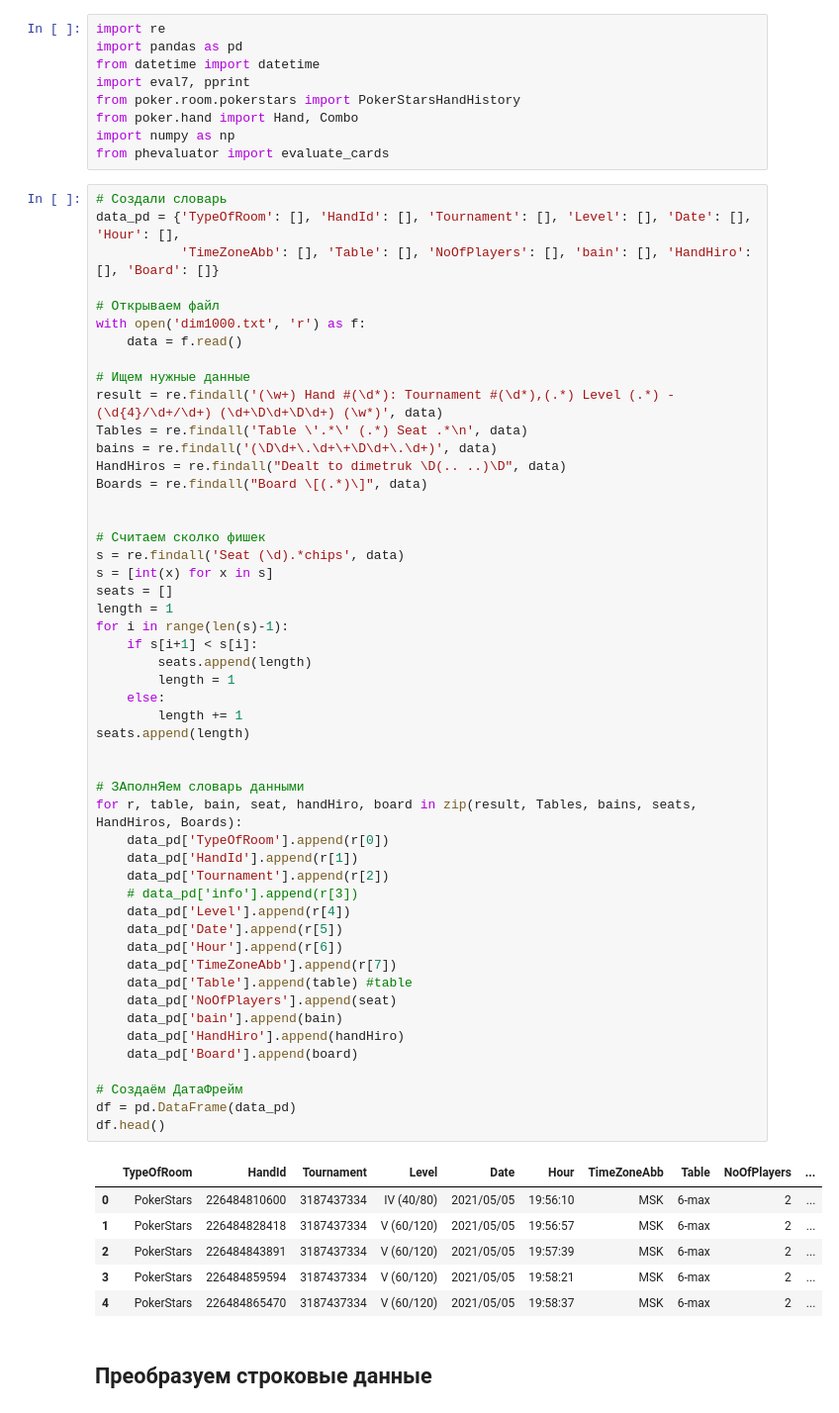
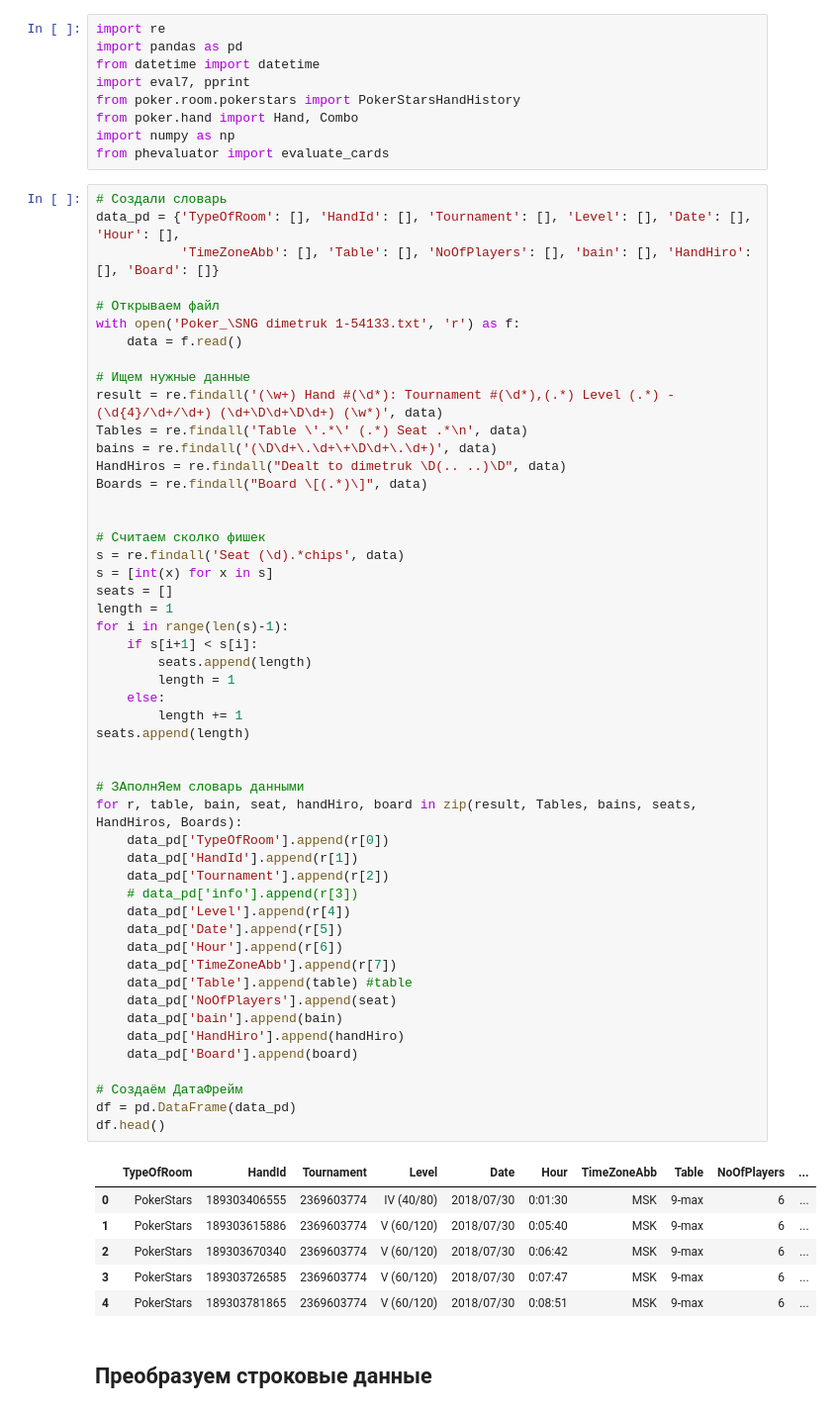
Before and after one commit to meraline/Analyz_Pokera, a Jupyter notebook: analiz_poker_v4.ipynb, the cells around one changed output. Shown at 99% size. Drawn from its saved outputs; the diff is of its cells as text.

```diff
--- a/analiz_poker_v4.ipynb
+++ b/analiz_poker_v4.ipynb
@@ -15,7 +15,7 @@ data_pd = {'TypeOfRoom': [], 'HandId': [], 'Tournament': [], 'Level': [], 'Date'
            'TimeZoneAbb': [], 'Table': [], 'NoOfPlayers': [], 'bain': [], 'HandHiro': [], 'Board': []}
 
 # Открываем файл
-with open('dim1000.txt', 'r') as f:
+with open('Poker_\SNG dimetruk 1-54133.txt', 'r') as f:
     data = f.read()
 
 # Ищем нужные данные
@@ -34,38 +34,38 @@ length = 1
 for i in range(len(s)-1):
     if s[i+1] < s[i]:
         seats.append(length)
         length = 1
     else:
         length += 1
 seats.append(length)
 
 
 # ЗАполнЯем словарь данными
 for r, table, bain, seat, handHiro, board in zip(result, Tables, bains, seats, HandHiros, Boards):
     data_pd['TypeOfRoom'].append(r[0])
     data_pd['HandId'].append(r[1])
     data_pd['Tournament'].append(r[2])
     # data_pd['info'].append(r[3])
     data_pd['Level'].append(r[4])
     data_pd['Date'].append(r[5])
     data_pd['Hour'].append(r[6])
     data_pd['TimeZoneAbb'].append(r[7])
     data_pd['Table'].append(table) #table
     data_pd['NoOfPlayers'].append(seat)
     data_pd['bain'].append(bain)
     data_pd['HandHiro'].append(handHiro)
     data_pd['Board'].append(board)
 
 # Создаём ДатаФрейм
 df = pd.DataFrame(data_pd)
 df.head()
 # %% [output]
 |  | TypeOfRoom | HandId | Tournament | Level | Date | Hour | TimeZoneAbb | Table | NoOfPlayers | ... |
-| 0 | PokerStars | 226484810600 | 3187437334 | IV (40/80) | 2021/05/05 | 19:56:10 | MSK | 6-max | 2 | ... |
-| 1 | PokerStars | 226484828418 | 3187437334 | V (60/120) | 2021/05/05 | 19:56:57 | MSK | 6-max | 2 | ... |
-| 2 | PokerStars | 226484843891 | 3187437334 | V (60/120) | 2021/05/05 | 19:57:39 | MSK | 6-max | 2 | ... |
-| 3 | PokerStars | 226484859594 | 3187437334 | V (60/120) | 2021/05/05 | 19:58:21 | MSK | 6-max | 2 | ... |
-| 4 | PokerStars | 226484865470 | 3187437334 | V (60/120) | 2021/05/05 | 19:58:37 | MSK | 6-max | 2 | ... |
+| 0 | PokerStars | 189303406555 | 2369603774 | IV (40/80) | 2018/07/30 | 0:01:30 | MSK | 9-max | 6 | ... |
+| 1 | PokerStars | 189303615886 | 2369603774 | V (60/120) | 2018/07/30 | 0:05:40 | MSK | 9-max | 6 | ... |
+| 2 | PokerStars | 189303670340 | 2369603774 | V (60/120) | 2018/07/30 | 0:06:42 | MSK | 9-max | 6 | ... |
+| 3 | PokerStars | 189303726585 | 2369603774 | V (60/120) | 2018/07/30 | 0:07:47 | MSK | 9-max | 6 | ... |
+| 4 | PokerStars | 189303781865 | 2369603774 | V (60/120) | 2018/07/30 | 0:08:51 | MSK | 9-max | 6 | ... |
 # %% [markdown]
 ## Преобразуем строковые данные
 # %%
```
Also changed, not shown: parts of 13 cells of this notebook.
